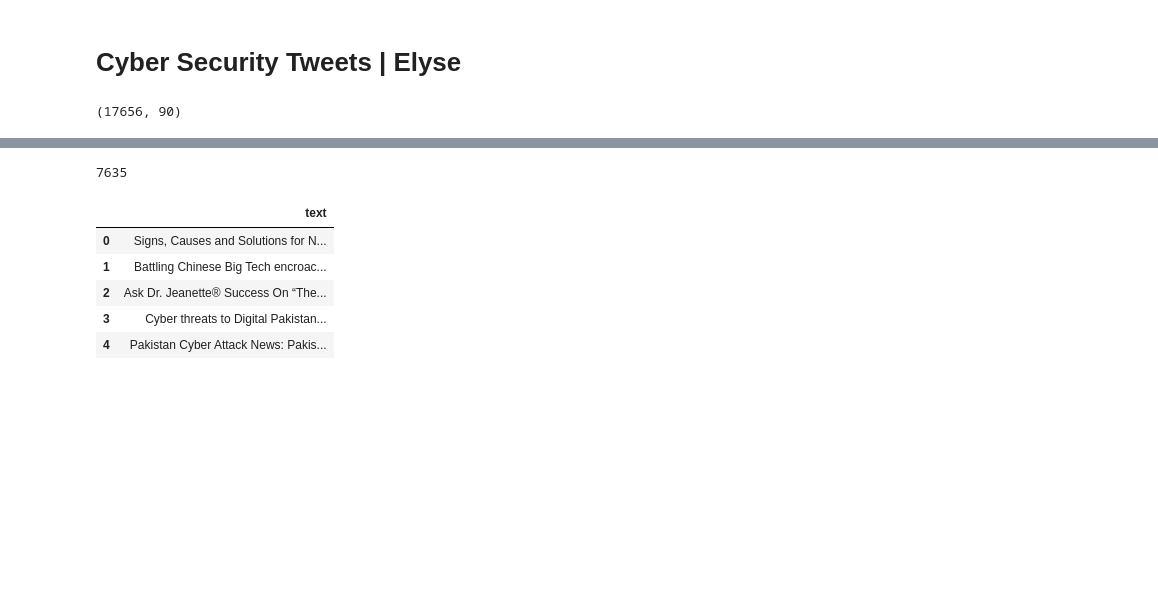
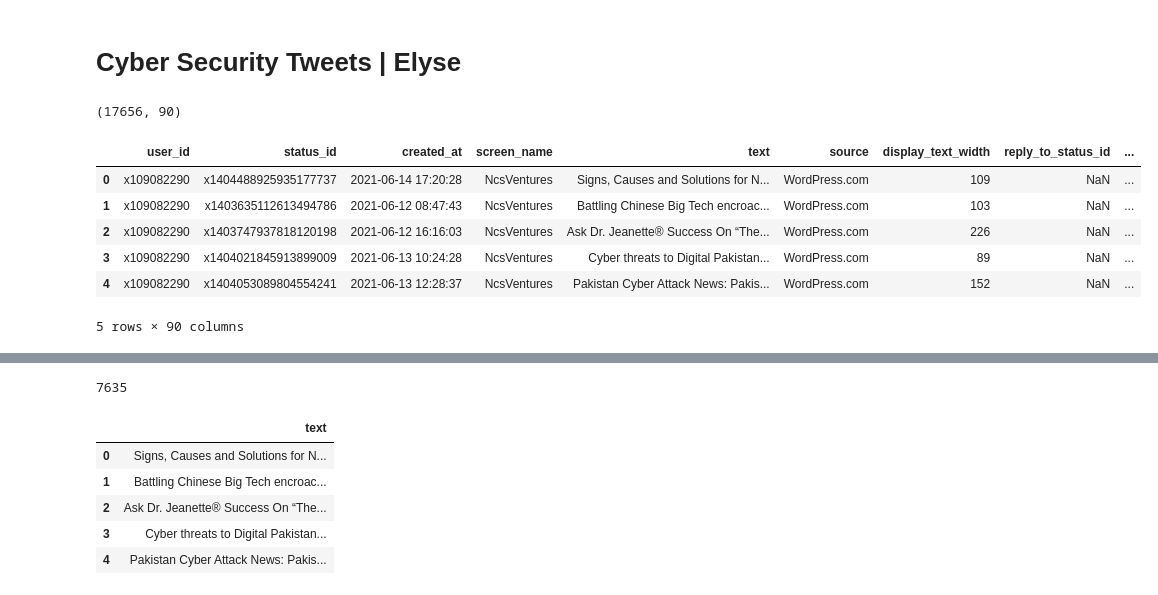
Before and after one commit to sofiapiedrahita/CyberCollective, a Jupyter notebook: Cyber Security Tweets - elyse.ipynb, the cells around one changed output, grey strips where cells are left out. Cells and saved outputs as stored; diff of their text form; code cells hidden in the pictures; blank space fills up the shorter version.

```diff
--- a/Cyber Security Tweets - elyse.ipynb
+++ b/Cyber Security Tweets - elyse.ipynb
@@ -138,3 +138,13 @@ data = data.drop_duplicates('text')
 data.shape
 # %% [output]
 (17656, 90)
+# %%
+data.head()
+# %% [output]
+|  | user_id | status_id | created_at | screen_name | text | source | display_text_width | reply_to_status_id | ... |
+| 0 | x109082290 | x1404488925935177737 | 2021-06-14 17:20:28 | NcsVentures | Signs, Causes and Solutions for N... | WordPress.com | 109 | NaN | ... |
+| 1 | x109082290 | x1403635112613494786 | 2021-06-12 08:47:43 | NcsVentures | Battling Chinese Big Tech encroac... | WordPress.com | 103 | NaN | ... |
+| 2 | x109082290 | x1403747937818120198 | 2021-06-12 16:16:03 | NcsVentures | Ask Dr. Jeanette® Success On “The... | WordPress.com | 226 | NaN | ... |
+| 3 | x109082290 | x1404021845913899009 | 2021-06-13 10:24:28 | NcsVentures | Cyber threats to Digital Pakistan... | WordPress.com | 89 | NaN | ... |
+| 4 | x109082290 | x1404053089804554241 | 2021-06-13 12:28:37 | NcsVentures | Pakistan Cyber Attack News: Pakis... | WordPress.com | 152 | NaN | ... |
+5 rows × 90 columns
```
Also changed, not shown: parts of 13 cells of this notebook.
